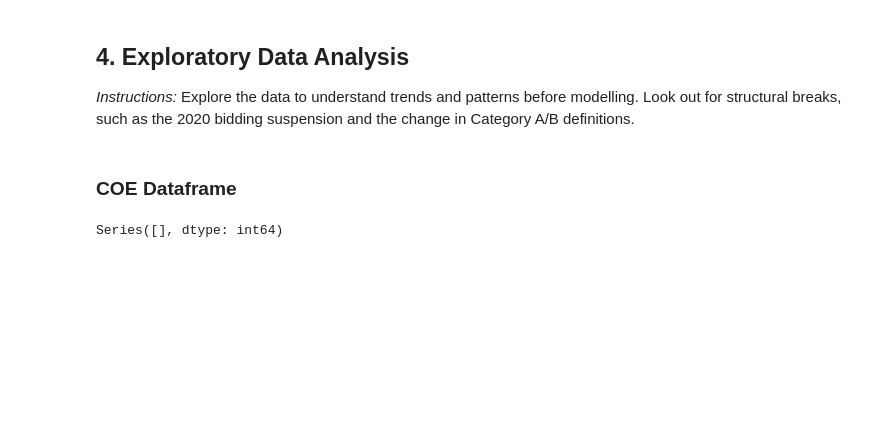
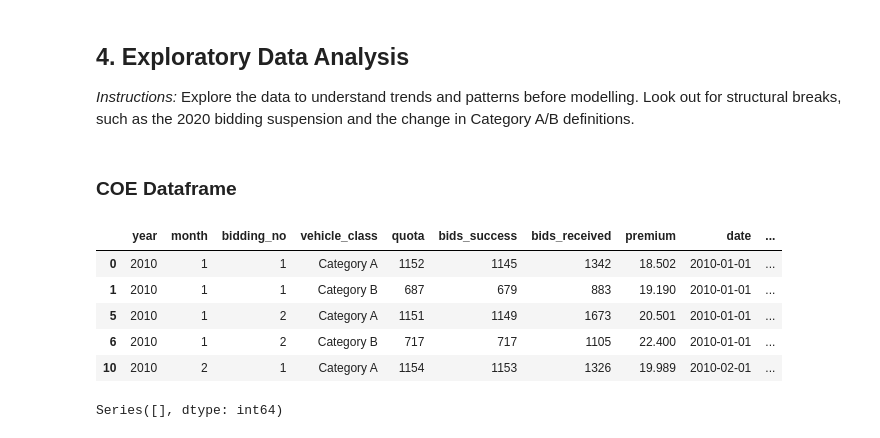
Before and after one commit to XiongZirui/mixue, a Jupyter notebook: main.ipynb, the cells around one changed output. Saved outputs shown, nothing was run; the diff lists cells and outputs as text; code cells hidden in the pictures; blank space fills up the shorter version.

```diff
--- a/main.ipynb
+++ b/main.ipynb
@@ -371,11 +372,25 @@ registrations.head()
 # %% [markdown]
 ### COE Dataframe
 # %%
-ab_df = coe.query("vehicle_class in ['Category A', 'Category B']").copy()
+# Filter Categories A and B
+ab_df = coe.query(
+    "vehicle_class in ['Category A', 'Category B']"
+).copy()
 
-ab_df["d_pressure"] = (ab_df["bids_received"] / ab_df["quota"].replace(0, np.nan))
+# Ensure dates represent months
+ab_df["date"] = (
+    pd.to_datetime(ab_df["date"])
+    .dt.to_period("M")
+    .dt.to_timestamp()
+)
 
-# calculate monthly mean of premium and demand pressure for each vehicle class
+# Calculate demand pressure for each bidding exercise
+ab_df["d_pressure"] = (
+    ab_df["bids_received"] /
+    ab_df["quota"].replace(0, np.nan)
+)
+
+# Monthly averages by vehicle class
 monthly = (
     ab_df
     .groupby(["date", "vehicle_class"], as_index=False)
@@ -399,17 +414,45 @@ pressure = monthly.pivot(
     values="avg_d_pressure"
 )
 
-# Difference between Category B and A premiums
+# Complete monthly index
+full_dates = pd.date_range(
+    start=monthly["date"].min(),
+    end=monthly["date"].max(),
+    freq="MS"
+)
+
+premium = premium.reindex(full_dates)
+pressure = pressure.reindex(full_dates)
+
+# Lagged predictors
+pressure_lag1 = pressure.shift(1)
+premium_lag1 = premium.shift(1)
+
+# Previous 3-month rolling averages
+pressure_ma3 = pressure.shift(1).rolling(3).mean()
+premium_ma3 = premium.shift(1).rolling(3).mean()
+
+# Premium difference (B - A)
 premium["difference"] = (
     premium["Category B"] - premium["Category A"]
 )
 
+# Total monthly quota
 monthly_quota = (
     ab_df
     .groupby("date")["quota"]
-    .sum()
+    .sum(min_count=1)
     .reindex(premium.index)
 )
+# %%
+ab_df.head()
+# %% [output]
+|  | year | month | bidding_no | vehicle_class | quota | bids_success | bids_received | premium | date | ... |
+| 0 | 2010 | 1 | 1 | Category A | 1152 | 1145 | 1342 | 18.502 | 2010-01-01 | ... |
+| 1 | 2010 | 1 | 1 | Category B | 687 | 679 | 883 | 19.190 | 2010-01-01 | ... |
+| 5 | 2010 | 1 | 2 | Category A | 1151 | 1149 | 1673 | 20.501 | 2010-01-01 | ... |
+| 6 | 2010 | 1 | 2 | Category B | 717 | 717 | 1105 | 22.400 | 2010-01-01 | ... |
+| 10 | 2010 | 2 | 1 | Category A | 1154 | 1153 | 1326 | 19.989 | 2010-02-01 | ... |
 # %%
 # Check the number of observations in Apr-Jun 2020
 coe[
```
Also changed, not shown: parts of 6 cells of this notebook, 2 other files.
